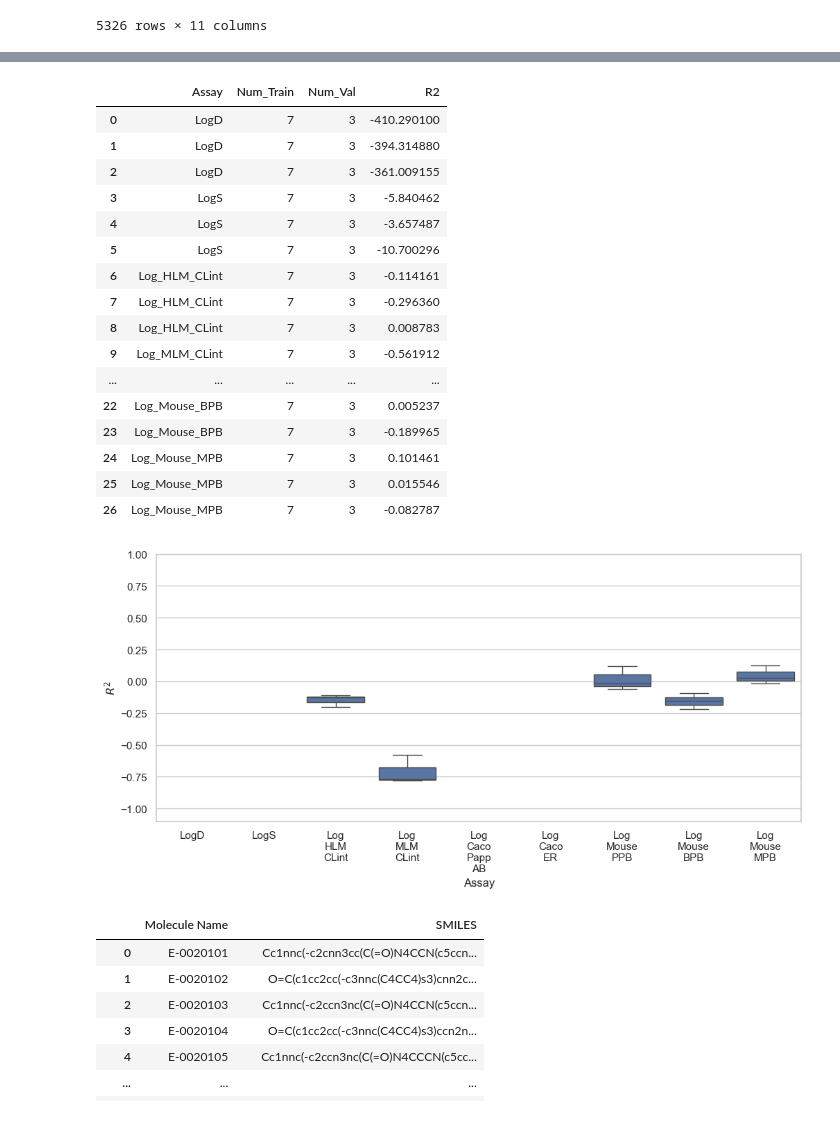
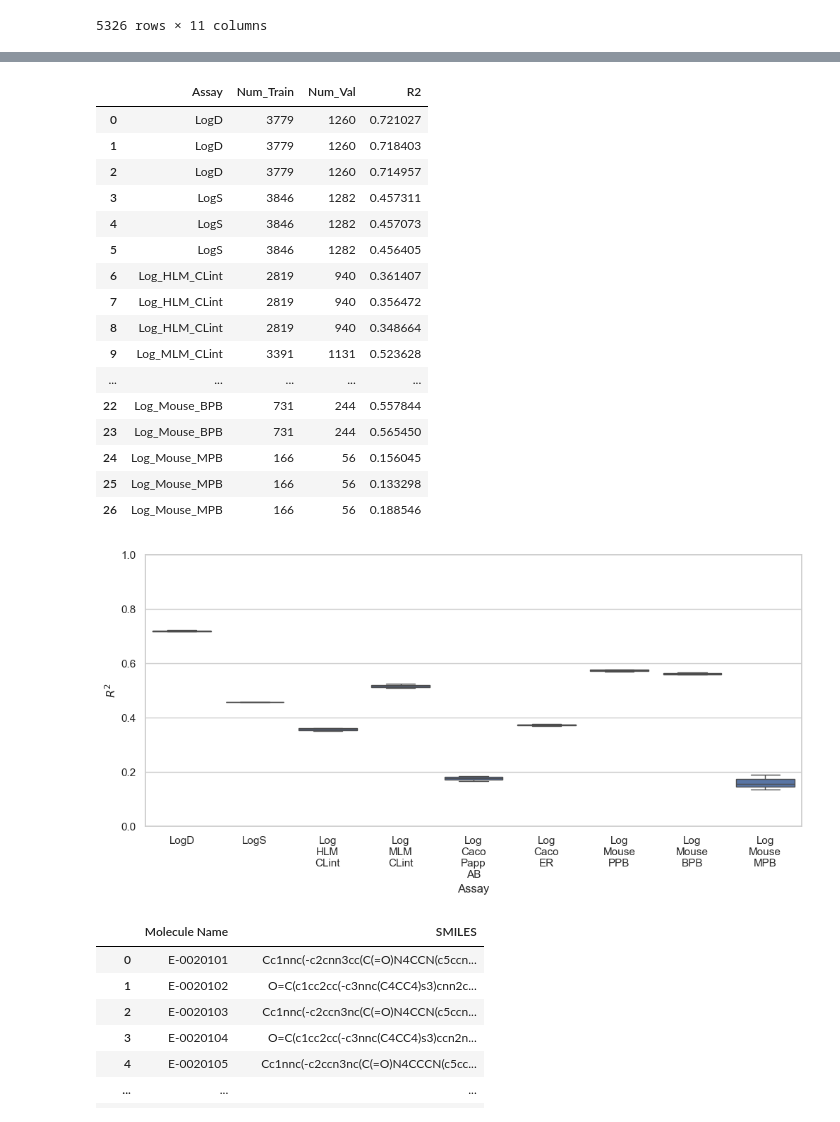
Before and after one commit to femisegvn/ExpansionRx-OpenADMET-blind-challenge, a Jupyter notebook: gnn.ipynb, the cells around one changed output, grey strips where cells are left out. Cells and saved outputs as stored; diff of their text form; code cells hidden in the pictures.

```diff
--- a/demo.ipynb
+++ b/gnn.ipynb
@@ -11,4 +0,0 @@ from tqdm.auto import tqdm
-# %%
-train_df = pd.read_csv("openadmet-expansionrx-challenge-train-data/expansion_data_train.csv")
-
-len(train_df)
@@ -17,15 +0,0 @@ len(train_df)
-# %%
-data = """Assay,Log_Scale,Multiplier,Log_name
-LogD,False,1,LogD
-KSOL,True,1e-6,LogS
-HLM CLint,True,1,Log_HLM_CLint
-MLM CLint,True,1,Log_MLM_CLint
-Caco-2 Permeability Papp A>B,True,1e-6,Log_Caco_Papp_AB
-Caco-2 Permeability Efflux,True,1,Log_Caco_ER
-MPPB,True,1,Log_Mouse_PPB
-MBPB,True,1,Log_Mouse_BPB
-MGMB,True,1,Log_Mouse_MPB
-"""
-s = StringIO(data)
-conversion_df = pd.read_csv(s)
-conversion_df
@@ -56,12 +0,0 @@ conversion_dict
-# %%
-log_train_df = train_df[["SMILES", "Molecule Name"]].copy()
-# %%
-for col in train_df.columns[2:]:
-    log_scale, multiplier, short_name = conversion_dict[col]
-    # add a new column with short_name as the column name
-    log_train_df[short_name] = train_df[col].astype(float)
-    if log_scale:
-        # add 1 to avoid taking the log of 0
-        log_train_df[short_name] = log_train_df[short_name] + 1
-        # do the log transform
-        log_train_df[short_name] = np.log10(log_train_df[short_name] * multiplier)
@@ -176,32 +180,34 @@ result_df = pd.DataFrame(result_list, columns=["Assay", "Num_Train", "Num_Val",
 result_df
 # %% [output]
 |  | Assay | Num_Train | Num_Val | R2 |
-| 0 | LogD | 7 | 3 | -410.290100 |
-| 1 | LogD | 7 | 3 | -394.314880 |
-| 2 | LogD | 7 | 3 | -361.009155 |
-| 3 | LogS | 7 | 3 | -5.840462 |
-| 4 | LogS | 7 | 3 | -3.657487 |
-| 5 | LogS | 7 | 3 | -10.700296 |
-| 6 | Log_HLM_CLint | 7 | 3 | -0.114161 |
-| 7 | Log_HLM_CLint | 7 | 3 | -0.296360 |
-| 8 | Log_HLM_CLint | 7 | 3 | 0.008783 |
-| 9 | Log_MLM_CLint | 7 | 3 | -0.561912 |
+| 0 | LogD | 3779 | 1260 | 0.721027 |
+| 1 | LogD | 3779 | 1260 | 0.718403 |
+| 2 | LogD | 3779 | 1260 | 0.714957 |
+| 3 | LogS | 3846 | 1282 | 0.457311 |
+| 4 | LogS | 3846 | 1282 | 0.457073 |
+| 5 | LogS | 3846 | 1282 | 0.456405 |
+| 6 | Log_HLM_CLint | 2819 | 940 | 0.361407 |
+| 7 | Log_HLM_CLint | 2819 | 940 | 0.356472 |
+| 8 | Log_HLM_CLint | 2819 | 940 | 0.348664 |
+| 9 | Log_MLM_CLint | 3391 | 1131 | 0.523628 |
 | ... | ... | ... | ... | ... |
-| 22 | Log_Mouse_BPB | 7 | 3 | 0.005237 |
-| 23 | Log_Mouse_BPB | 7 | 3 | -0.189965 |
-| 24 | Log_Mouse_MPB | 7 | 3 | 0.101461 |
-| 25 | Log_Mouse_MPB | 7 | 3 | 0.015546 |
-| 26 | Log_Mouse_MPB | 7 | 3 | -0.082787 |
+| 22 | Log_Mouse_BPB | 731 | 244 | 0.557844 |
+| 23 | Log_Mouse_BPB | 731 | 244 | 0.565450 |
+| 24 | Log_Mouse_MPB | 166 | 56 | 0.156045 |
+| 25 | Log_Mouse_MPB | 166 | 56 | 0.133298 |
+| 26 | Log_Mouse_MPB | 166 | 56 | 0.188546 |
 # %%
+import seaborn as sns
+import warnings
 sns.set(rc={"figure.figsize": (12, 5)})
 sns.set(style="whitegrid")
 ax = sns.boxplot(x="Assay", y="R2", data=result_df)
-ax.set_ylim(-1.1, 1)
+ax.set_ylim(0, 1)
 ax.set_ylabel("$R^2$")
 labels = [x.get_text() for x in ax.get_xticklabels()]
 with warnings.catch_warnings():
     warnings.simplefilter("ignore", UserWarning)
     ax.set_xticklabels(["\n".join(x.split("_")) for x in labels])
 # %% [output]
-[figure, old version]
+[figure, new version]
 # %%
```
Also changed, not shown: parts of 10 cells of this notebook, 10 other files.
